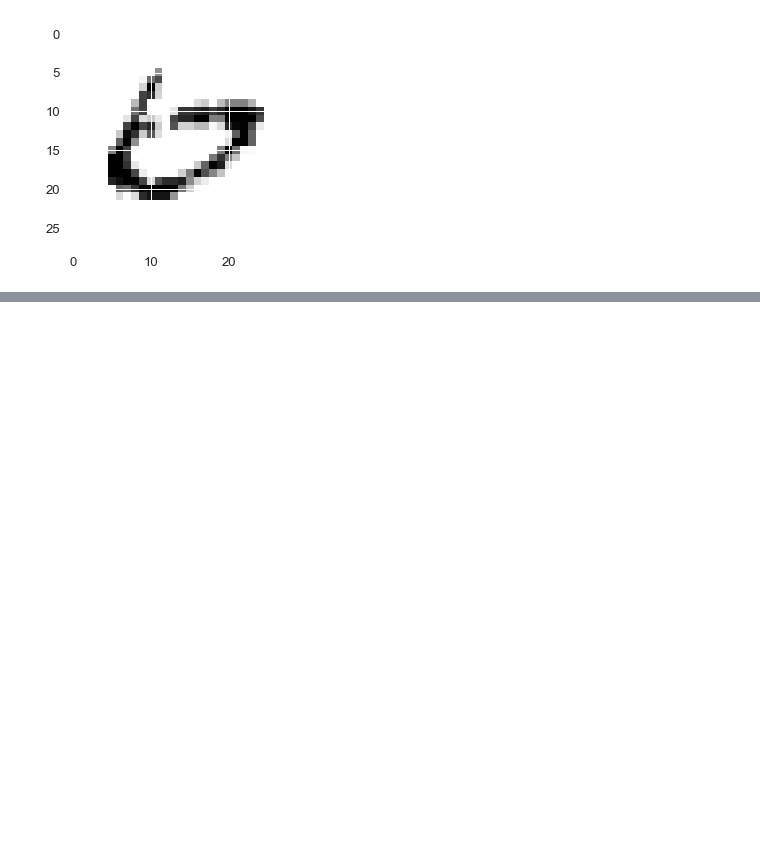
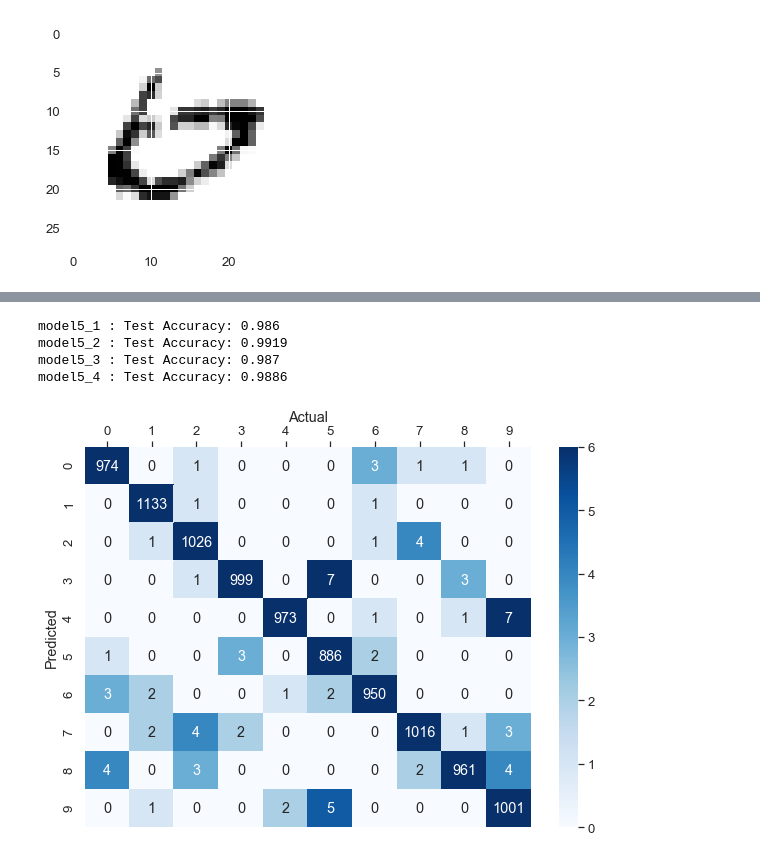
Before and after one commit to Brennan11/MNIST-Classification, a Jupyter notebook: mnist.ipynb, the cells around one changed output, grey strips where cells are left out. Saved outputs shown, nothing was run; the diff lists cells and outputs as text; code cells hidden in the pictures; blank space fills up the shorter version.

```diff
--- a/mnist.ipynb
+++ b/mnist.ipynb
@@ -481,0 +486,8 @@ Predicted: 0
+# %%
+es = keras.callbacks.EarlyStopping(
+    monitor = "val_loss",
+    min_delta = 0,
+    patience = 2,
+    verbose = 0,
+    mode = "auto"
+)
@@ -481,0 +545,18 @@ Predicted: 0
+# %%
+for k in models5:
+    # compile
+    models5[k][0].compile(
+        optimizer = "adam",
+        loss = "sparse_categorical_crossentropy",
+        metrics = ["accuracy"]
+    )
+    # train
+    models5[k][0].fit(xtrain.reshape(60000,28,28,1),
+                      ytrain,
+                      validation_split=.2,
+                      batch_size=1000,
+                      epochs=100,
+                      #verbose=0,
+                      callbacks=[es])
+    # evaluate
+    models5[k].append(models5[k][0].evaluate(xtest.reshape(10000,28,28,1), ytest))
@@ -481,0 +581,19 @@ Predicted: 0
+# %%
+for k in models5:
+    print(k, ": Test Accuracy:", models5[k][1][1])
+# %% [output]
+model5_1 : Test Accuracy: 0.986
+model5_2 : Test Accuracy: 0.9919
+model5_3 : Test Accuracy: 0.987
+model5_4 : Test Accuracy: 0.9886
+# %%
+ypred5 = models5["model5_2"][0].predict_classes(xtest.reshape(10000,28,28,1))
+cm1 = metrics.confusion_matrix(ytest, ypred5)
+plt.figure(figsize = (10,7))
+sn.set(font_scale=1.2)
+ax = sn.heatmap(cm1, annot = True, fmt = 'd', cmap = "Blues", vmax = 6)
+ax.set(xlabel='Actual', ylabel='Predicted')
+ax.xaxis.tick_top()
+ax.xaxis.set_label_position('top')
+# %% [output]
+[figure, added]
```
Also changed, not shown: parts of 4 cells of this notebook.
